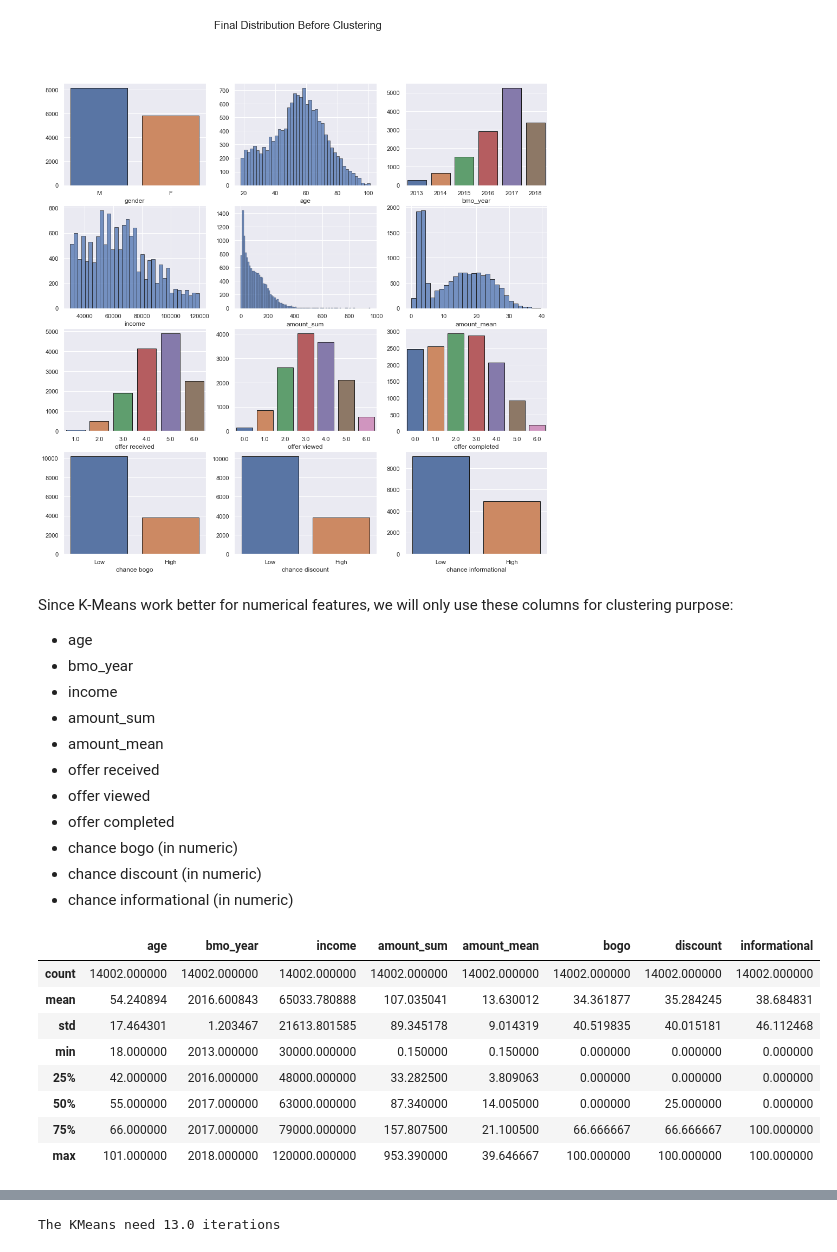
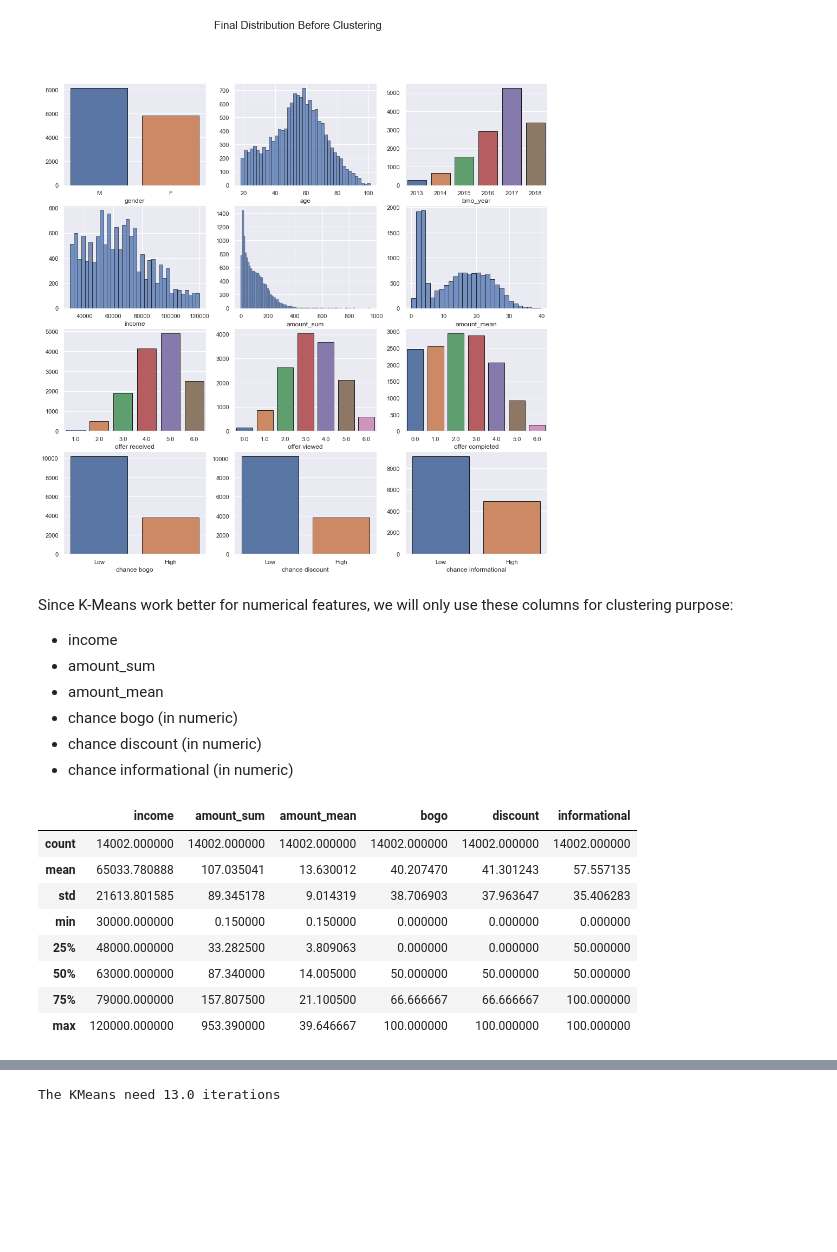
Before and after one commit to miqbalrp/Starbucks_Clustering, a Jupyter notebook: notebook/3. clustering.ipynb, the cells around one changed output, grey strips where cells are left out. Cells and saved outputs as stored; diff of their text form; code cells hidden in the pictures; blank space fills up the shorter version.

```diff
--- a/notebook/3. clustering.ipynb
+++ b/notebook/3. clustering.ipynb
@@ -59,31 +76,27 @@ plt.show()
 [figure]
 # %% [markdown]
 Since K-Means work better for numerical features, we will only use these columns for clustering purpose:
-* age
-* bmo_year
 * income
 * amount_sum
 * amount_mean
-* offer received
-* offer viewed
-* offer completed
 * chance bogo (in numeric)
 * chance discount (in numeric)
 * chance informational (in numeric)
 # %%
-features = df[['age','bmo_year','income','amount_sum','amount_mean',
-              'bogo', 'discount', 'informational']]
+features = df[['income','amount_sum','amount_mean',
+               'bogo', 'discount', 'informational',
+              ]]
 features = features.fillna(0)
 
 features.describe()
 # %% [output]
-|  | age | bmo_year | income | amount_sum | amount_mean | bogo | discount | informational |
-| count | 14002.000000 | 14002.000000 | 14002.000000 | 14002.000000 | 14002.000000 | 14002.000000 | 14002.000000 | 14002.000000 |
-| mean | 54.240894 | 2016.600843 | 65033.780888 | 107.035041 | 13.630012 | 34.361877 | 35.284245 | 38.684831 |
-| std | 17.464301 | 1.203467 | 21613.801585 | 89.345178 | 9.014319 | 40.519835 | 40.015181 | 46.112468 |
-| min | 18.000000 | 2013.000000 | 30000.000000 | 0.150000 | 0.150000 | 0.000000 | 0.000000 | 0.000000 |
-| 25% | 42.000000 | 2016.000000 | 48000.000000 | 33.282500 | 3.809063 | 0.000000 | 0.000000 | 0.000000 |
-| 50% | 55.000000 | 2017.000000 | 63000.000000 | 87.340000 | 14.005000 | 0.000000 | 25.000000 | 0.000000 |
-| 75% | 66.000000 | 2017.000000 | 79000.000000 | 157.807500 | 21.100500 | 66.666667 | 66.666667 | 100.000000 |
-| max | 101.000000 | 2018.000000 | 120000.000000 | 953.390000 | 39.646667 | 100.000000 | 100.000000 | 100.000000 |
+|  | income | amount_sum | amount_mean | bogo | discount | informational |
+| count | 14002.000000 | 14002.000000 | 14002.000000 | 14002.000000 | 14002.000000 | 14002.000000 |
+| mean | 65033.780888 | 107.035041 | 13.630012 | 40.207470 | 41.301243 | 57.557135 |
+| std | 21613.801585 | 89.345178 | 9.014319 | 38.706903 | 37.963647 | 35.406283 |
+| min | 30000.000000 | 0.150000 | 0.150000 | 0.000000 | 0.000000 | 0.000000 |
+| 25% | 48000.000000 | 33.282500 | 3.809063 | 0.000000 | 0.000000 | 50.000000 |
+| 50% | 63000.000000 | 87.340000 | 14.005000 | 50.000000 | 50.000000 | 50.000000 |
+| 75% | 79000.000000 | 157.807500 | 21.100500 | 66.666667 | 66.666667 | 100.000000 |
+| max | 120000.000000 | 953.390000 | 39.646667 | 100.000000 | 100.000000 | 100.000000 |
 # %% [markdown]
```
Also changed, not shown: parts of 44 cells of this notebook, 31 other files.
